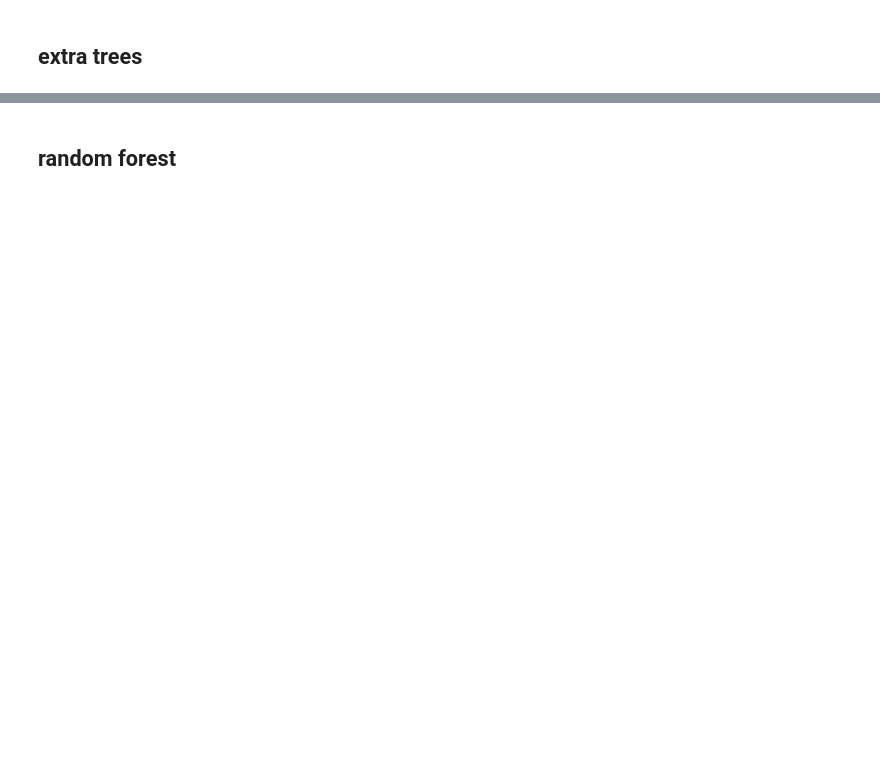
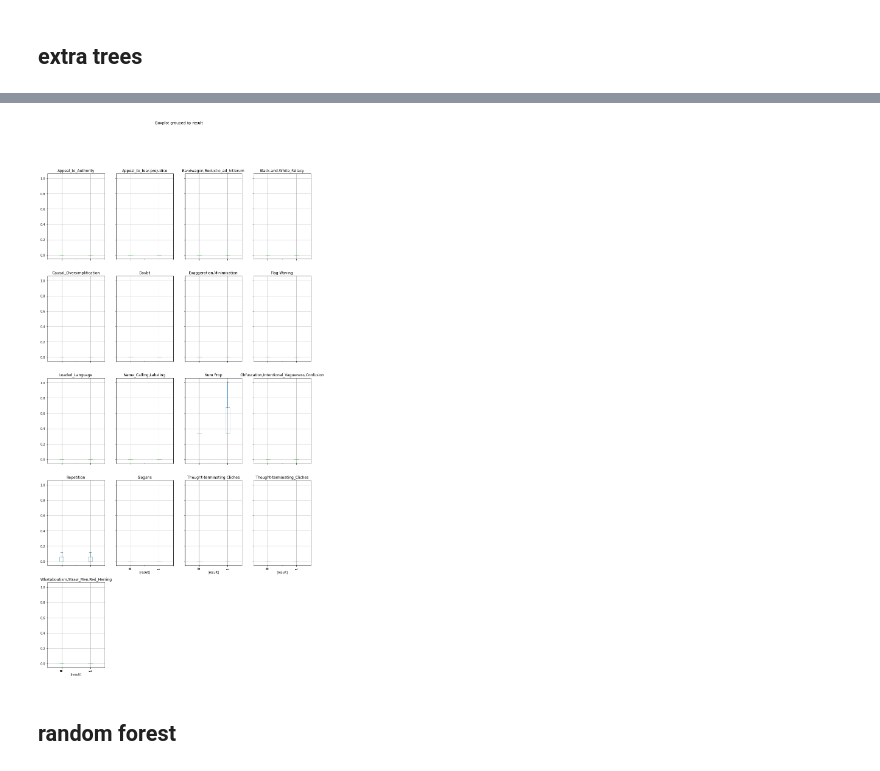
Before and after one commit to ttourneux/propaganda-classification, a Jupyter notebook: non Twitter analysis.ipynb, the cells around one changed output, grey strips where cells are left out. Saved outputs shown, nothing was run; the diff lists cells and outputs as text; code cells hidden in the pictures; blank space fills up the shorter version.

```diff
--- a/non Twitter analysis.ipynb
+++ b/non Twitter analysis.ipynb
@@ -286,3 +338,28 @@ plt.show()
+# %%
+dummy_df1 = pd.DataFrame(X_train.loc[Y_train==1, :]*importances)## trump should be predicted
+dummy_df1 = dummy_df1.assign(result =lambda Candidate	: '1')
+
+dummy_df0 = pd.DataFrame(X_train.loc[Y_train==0, :]*importances)#hillary should be predicted
+dummy_df0 = dummy_df0.assign(result =lambda Candidate	: '0')
+
+
+dummy_df = dummy_df1.append(dummy_df0)
+
+
+
+plt.figure(figsize=(15, 30))# this adjusts how far away the plots are from eachother
+
+ax = plt.subplot(121)
+
+
+
+#dummy_df.plot(kind = 'box', by = 'result')## you can only have kind or by
+dummy_df.boxplot( meanline = True, by = 'result', figsize = (5,15), rot = 90, ax = ax, showfliers = False)## you can only have kind or by
+#plt.xticks(rotation= 'vertical')
+plt.ylim(-.1,.5)
+plt.show()
+# %% [output]
+[figure, added]
 # %% [markdown]
 ## random forest
 # %%
```
Also changed, not shown: parts of 15 cells of this notebook, 9 other files.
